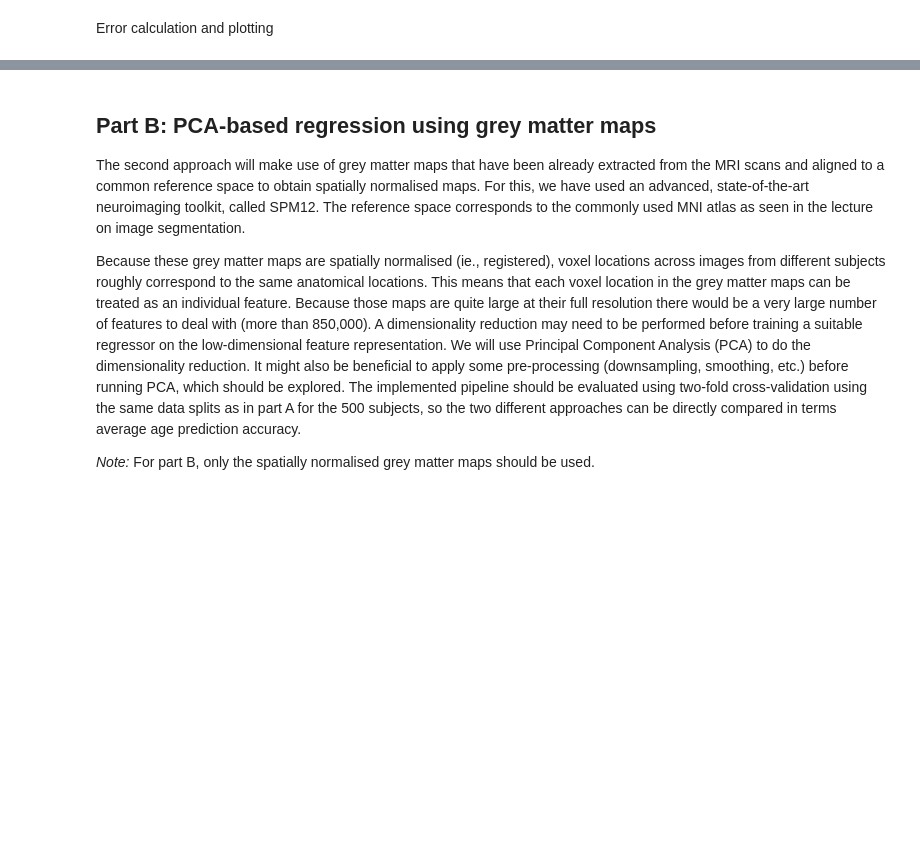
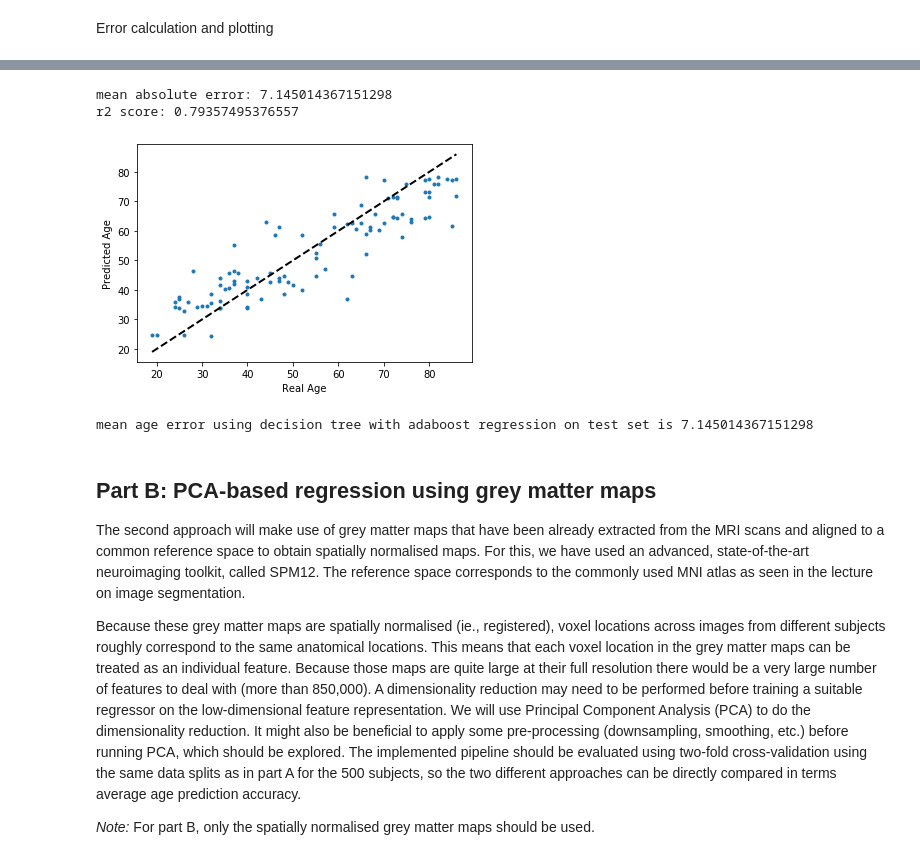
Before and after one commit to ClaraGila/MLICoursework, a Jupyter notebook: CW-Brain-Age-final-2.ipynb, the cells around one changed output, grey strips where cells are left out. Saved outputs shown, nothing was run; the diff lists cells and outputs as text; code cells hidden in the pictures; blank space fills up the shorter version.

```diff
--- a/CW-Brain-Age-final-2.ipynb
+++ b/CW-Brain-Age-final-2.ipynb
@@ -1026,24 +1065,32 @@ print("mean age error using linear model regression is {}".format(reg_mean_age_e
 # %%
 # Best model on test set
-# X already defined
+X_train = vols_normalised.T
+y_train = meta_data_reg_train['age'].values.reshape(-1,1)
+X_test = vols_normalised_test.T
+y_test = meta_data_reg_test['age'].values.reshape(-1,1)
+
+# Reshape y vectors
 y_train = np.reshape(y, (1, -1))[0]
-
-# X_test already defined
 y_test = np.reshape(y_test, (1, -1))[0]
 
 rng = np.random.RandomState(1)
-# dt_reg = DecisionTreeRegressor(max_depth=4)
+
 ada_reg = AdaBoostRegressor(DecisionTreeRegressor(max_depth=4),
                           n_estimators=300, random_state=rng)
 ensemble_err = 0
 
-ada_reg.fit(X, y_train)
+ada_reg.fit(X_train, y_train)
 ada_y_pred = ada_reg.predict(X_test)
 ensemble_err += mean_absolute_error(ada_y_pred, y_test)
 plot(y_test, ada_y_pred)
 
 ada_mean_age_err = ensemble_err
 print("mean age error using decision tree with adaboost regression on test set is {}".format(ada_mean_age_err))
+# %% [output]
+mean absolute error: 7.145014367151298
+r2 score: 0.79357495376557
+[figure, added]
+mean age error using decision tree with adaboost regression on test set is 7.145014367151298
 # %% [markdown]
 ## Part B: PCA-based regression using grey matter maps
 
```
Also changed, not shown: parts of 8 cells of this notebook.
